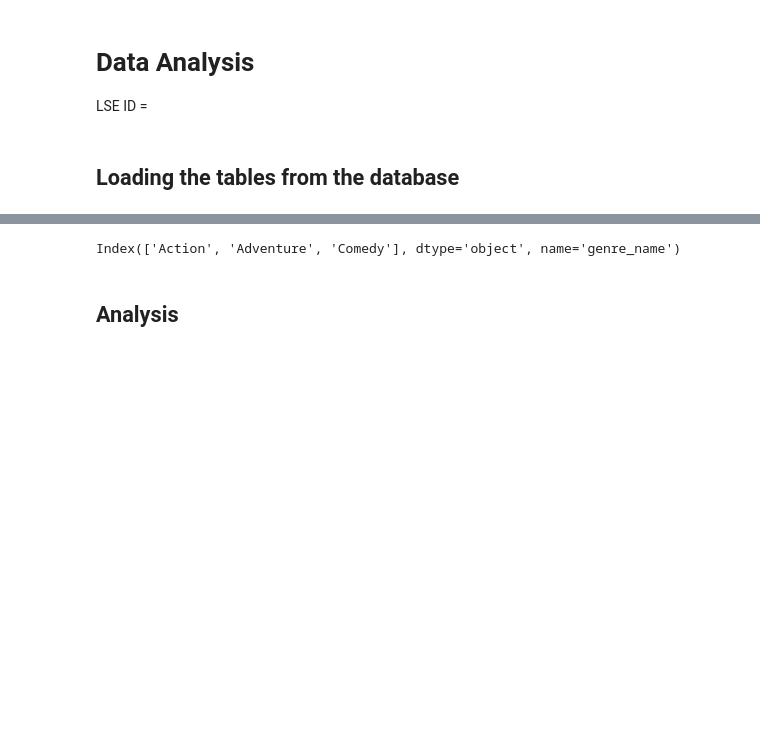
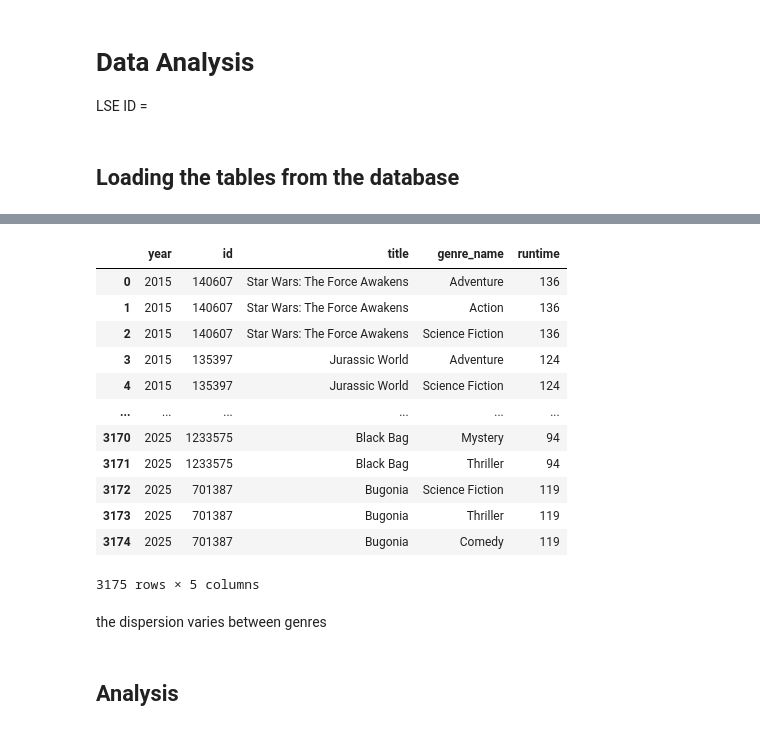
Before and after one commit to domenicapalominoh-lang/me204-final-project, a Jupyter notebook: notebooks/NB03-Data-Analysis.ipynb, the cells around one changed output, grey strips where cells are left out. Saved outputs shown, nothing was run; the diff lists cells and outputs as text; code cells hidden in the pictures; blank space fills up the shorter version.

```diff
--- a/notebooks/NB03-Data-Analysis.ipynb
+++ b/notebooks/NB03-Data-Analysis.ipynb
@@ -41,8 +44,3 @@ JOIN movie_genres g ON m.id = g.id
 ORDER BY m.year ASC
 
 """, conn)
-# %%
-main_genres = q1_df.groupby("genre_name")["id"].count().nlargest(3).index
-main_genres
-# %% [output]
-Index(['Action', 'Adventure', 'Comedy'], dtype='object', name='genre_name')
@@ -57,0 +47,16 @@ fig_adv.show()
+# %%
+q_genres
+# %% [output]
+|  | year | id | title | genre_name | runtime |
+| 0 | 2015 | 140607 | Star Wars: The Force Awakens | Adventure | 136 |
+| 1 | 2015 | 140607 | Star Wars: The Force Awakens | Action | 136 |
+| 2 | 2015 | 140607 | Star Wars: The Force Awakens | Science Fiction | 136 |
+| 3 | 2015 | 135397 | Jurassic World | Adventure | 124 |
+| 4 | 2015 | 135397 | Jurassic World | Science Fiction | 124 |
+| ... | ... | ... | ... | ... | ... |
+| 3170 | 2025 | 1233575 | Black Bag | Mystery | 94 |
+| 3171 | 2025 | 1233575 | Black Bag | Thriller | 94 |
+| 3172 | 2025 | 701387 | Bugonia | Science Fiction | 119 |
+| 3173 | 2025 | 701387 | Bugonia | Thriller | 119 |
+| 3174 | 2025 | 701387 | Bugonia | Comedy | 119 |
+3175 rows × 5 columns
@@ -58,2 +66,4 @@ fig_adv.show()
+# %% [markdown]
+the dispersion varies between genres
 # %% [markdown]
 ## Analysis
```
Also changed, not shown: parts of 26 cells of this notebook, 15 other files.
